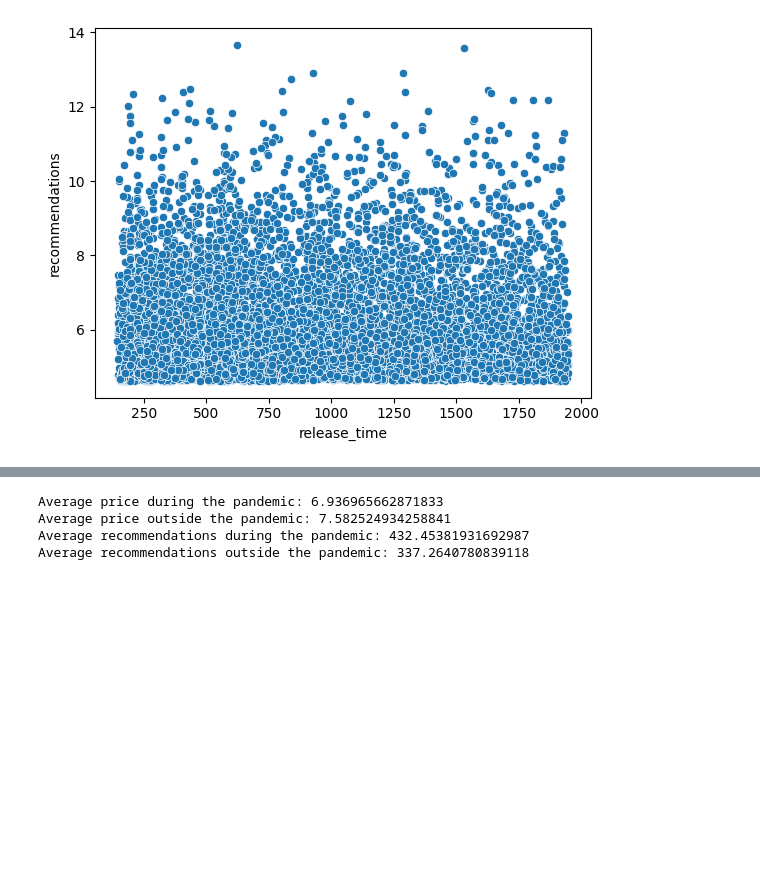
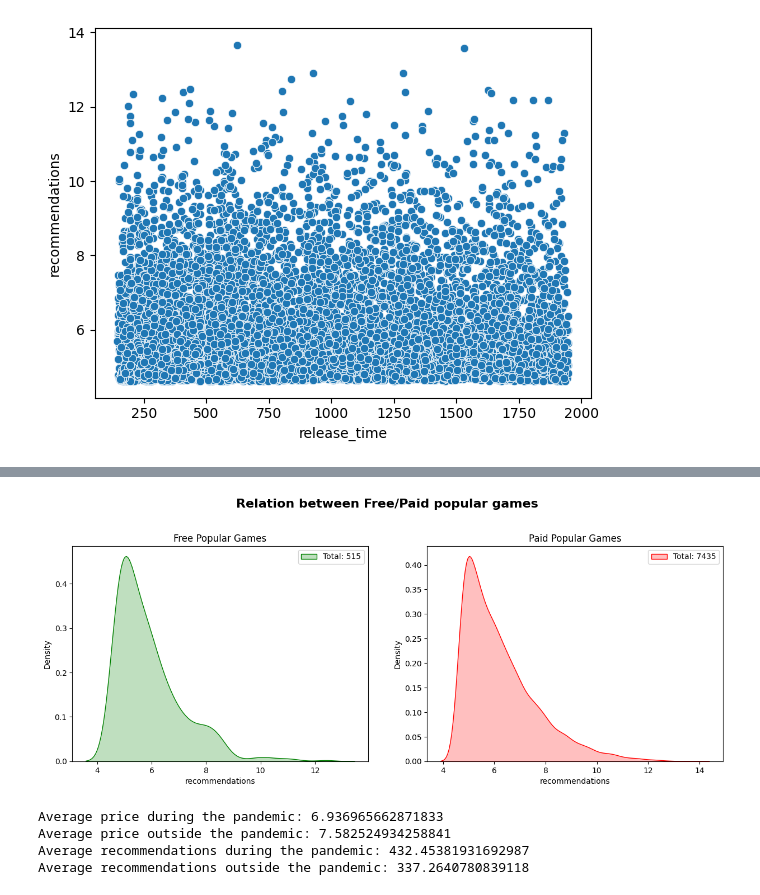
Before and after one commit to MCAlberto55/steam-games-analysis, a Jupyter notebook: notebooks/eda_analysis.ipynb, the cells around one changed output, grey strips where cells are left out. Saved outputs shown, nothing was run; the diff lists cells and outputs as text; code cells hidden in the pictures; blank space fills up the shorter version.

```diff
--- a/notebooks/eda_analysis.ipynb
+++ b/notebooks/eda_analysis.ipynb
@@ -261,2 +272,22 @@ plt.show()
+# %%
+# Relation between Free/Paid popular games
+popular_games = data_test['recommendations'] > 0
+free_popular_games = data_test[f2p & popular_games]
+paid_popular_games = data_test[~f2p & popular_games]
+
+fig, axes = plt.subplots(1, 2, figsize=(15, 5))
+fig.suptitle('Relation between Free/Paid popular games', fontsize=16, fontweight='bold', y=1.05)
+
+sns.kdeplot(free_popular_games['recommendations'], ax=axes[0], fill=True, color="green", label=f"Total: {len(free_popular_games)}")
+axes[0].set_title("Free Popular Games")
+axes[0].legend()
+
+sns.kdeplot(paid_popular_games['recommendations'], ax=axes[1], fill=True, color="red", label=f"Total: {len(paid_popular_games)}")
+axes[1].set_title("Paid Popular Games")
+axes[1].legend()
+
+plt.show()
+# %% [output]
+[figure, added]
 # %%
 # Insights during covid period
```
Also changed, not shown: parts of 3 cells of this notebook.
